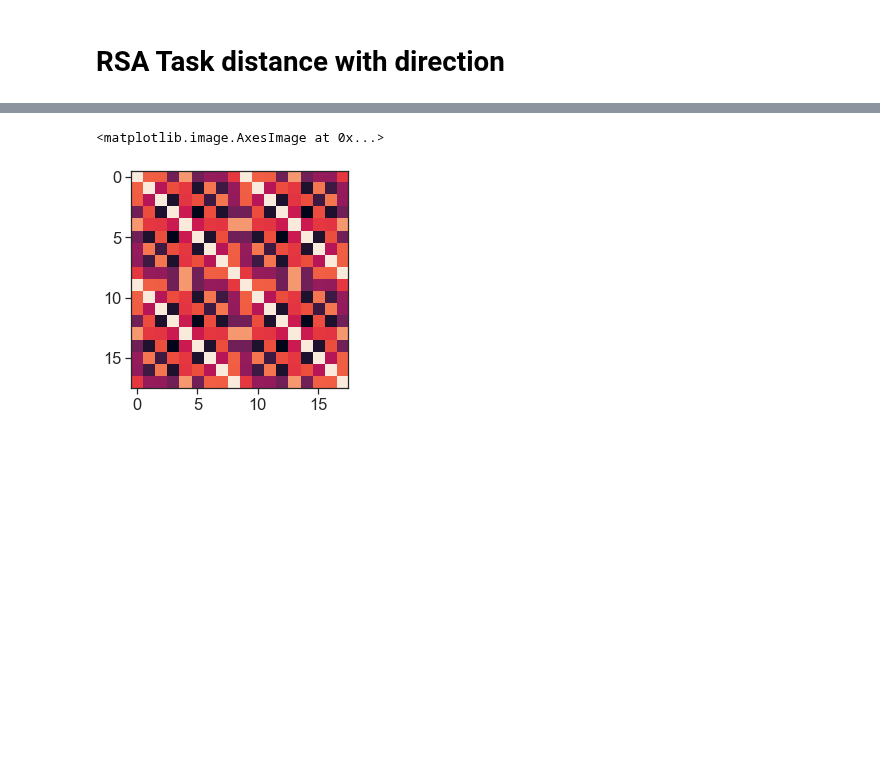
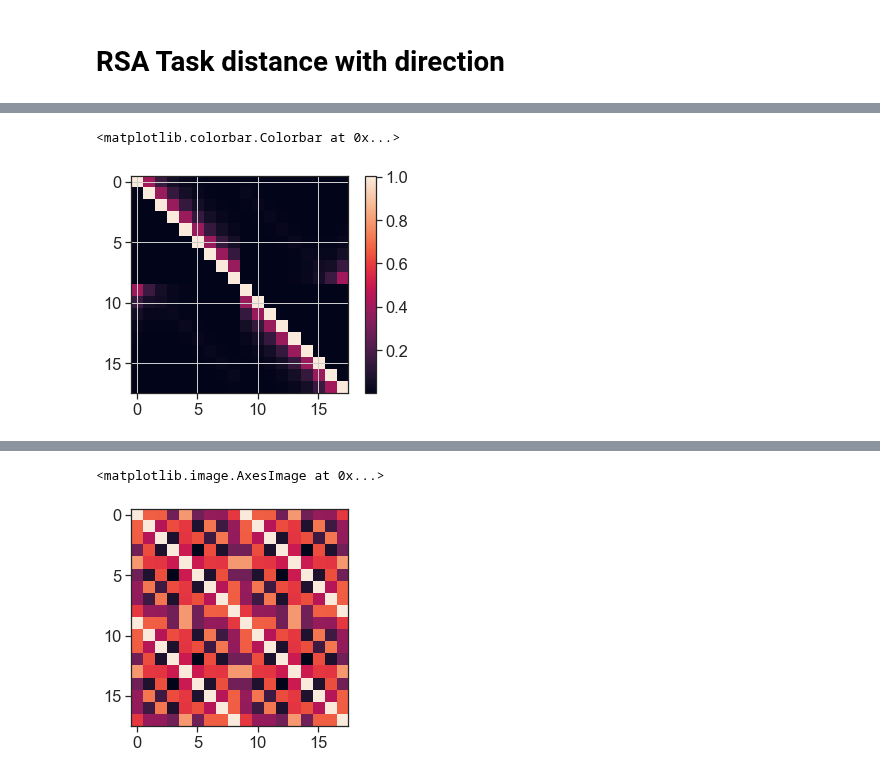
Before and after one commit to yves-weissenberger/ll_ephys, a Jupyter notebook: ephys_notebooks/RSA_task_distance.ipynb, the cells around one changed output, grey strips where cells are left out. Saved outputs shown, nothing was run; the diff lists cells and outputs as text; code cells hidden in the pictures; blank space fills up the shorter version.

```diff
--- a/ephys_notebooks/RSA_task_distance.ipynb
+++ b/ephys_notebooks/RSA_task_distance.ipynb
@@ -518,0 +550,25 @@ def get_C_tasks(seq0,seq1):
+# %%
+def get_C_line_task(seq0,p=0.95):
+    """ Finish this requires updating the edges of the line"""
+    T1 = np.zeros([18,18])
+    for i in range(9):
+        T1[seq0[i],seq0[(i+1)%9]] = p
+        T1[seq0[i],9+seq0[(i-1)%9]] = 1-p
+
+    for i in range(9,18):
+        T1[seq0[i%9]+9,seq0[(i+1)%9]] = 1-p
+        T1[seq0[i%9]+9,9+seq0[(i-1)%9]] = p
+
+
+
+    T1[seq0[0]] = 0; T1[seq0[0],seq0[1]] = 1  #going to the right in state 0 will go to 1
+    T1[seq0[8]] = 0; T1[seq0[8],seq0[-1]+9] = 1   #going to the right in state 9 will go to state 8
+    T1[seq0[9%9]+9] = 0; T1[seq0[9%9]+9,seq0[0]] = 1    #going to the left in state 0 will go to state 1
+    T1[seq0[-1]+9] = 0; T1[seq0[-1]+9,seq0[-2]+9] = 1       #going to the left in state
+
+    task_1_distance = -np.log(expm(T1))
+    #evals,evecs = np.linalg.eig(T1)
+    #mx = np.max(np.abs(evals))
+    #task_1_distance = (evecs@(evals_mtx**50)@np.linalg.inv(evecs)).real
+    #task_1_distance = np.linalg.pinv(np.eye(len(T1)) - 0.1  * T1)
+    return T1, task_1_distance
@@ -518,0 +584,8 @@ def get_C_tasks(seq0,seq1):
+# %%
+T1,C1 = get_C_line_task(np.arange(9))
+plt.imshow(np.linalg.inv(np.eye(len(T1))- .4*T1))
+plt.grid()
+plt.colorbar()
+# %% [output]
+<matplotlib.colorbar.Colorbar at 0x...>
+[figure, added]
```
Also changed, not shown: parts of 64 cells of this notebook, 1 other file.
